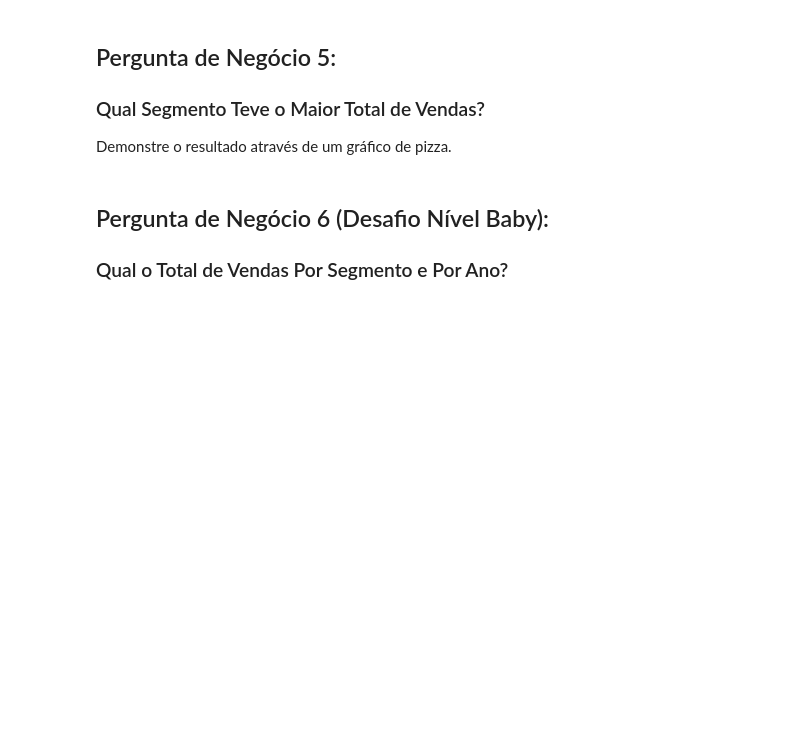
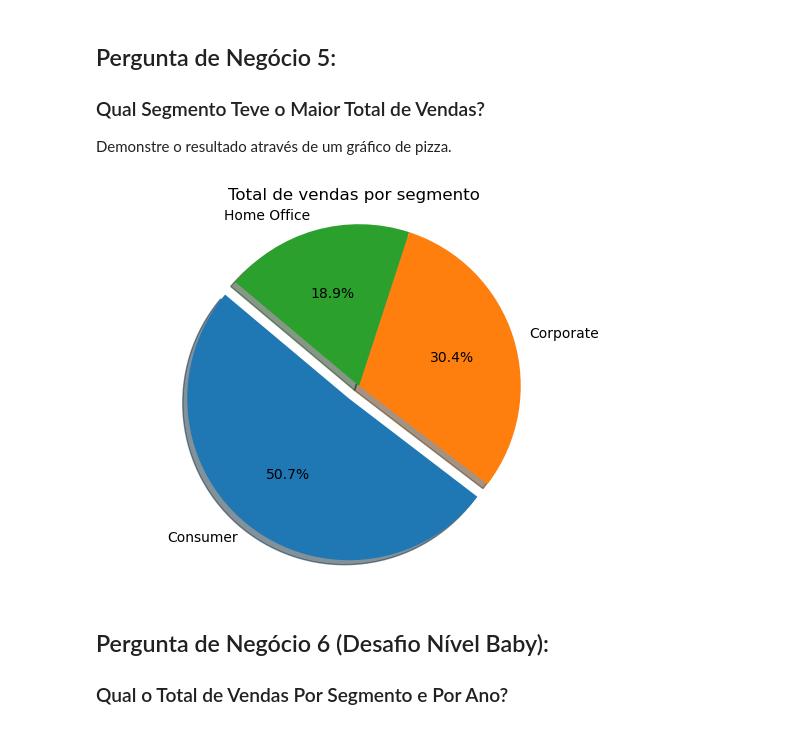
Before and after one commit to Erickkoll/Python_Fundamentos_DSA, a Jupyter notebook: Cap13/Projeto2-Perguntas.ipynb, the cells around one changed output. Drawn from its saved outputs; the diff is of its cells as text; code cells hidden in the pictures; blank space fills up the shorter version.

```diff
--- a/Cap13/Projeto2-Perguntas.ipynb
+++ b/Cap13/Projeto2-Perguntas.ipynb
@@ -203,6 +203,18 @@ plt.show()
 ### Qual Segmento Teve o Maior Total de Vendas?
 
 Demonstre o resultado através de um gráfico de pizza.
+# %%
+vendas_segmento = df_dsa.groupby('Segmento')['Valor_Venda'].sum()
+segmento_maior_valor = vendas_segmento.idxmax()
+
+explode = [0.1 if segmento == segmento_maior_valor else 0 for segmento in vendas_segmento.index]
+
+plt.pie(vendas_segmento, explode=explode, labels=vendas_segmento.index, autopct='%1.1f%%', shadow=True, startangle=140)
+plt.axis('equal')
+plt.title('Total de vendas por segmento')
+plt.show()
+# %% [output]
+[figure, added]
 # %% [markdown]
 ## Pergunta de Negócio 6 (Desafio Nível Baby):
 
```
Also changed, not shown: parts of 1 cell of this notebook.
